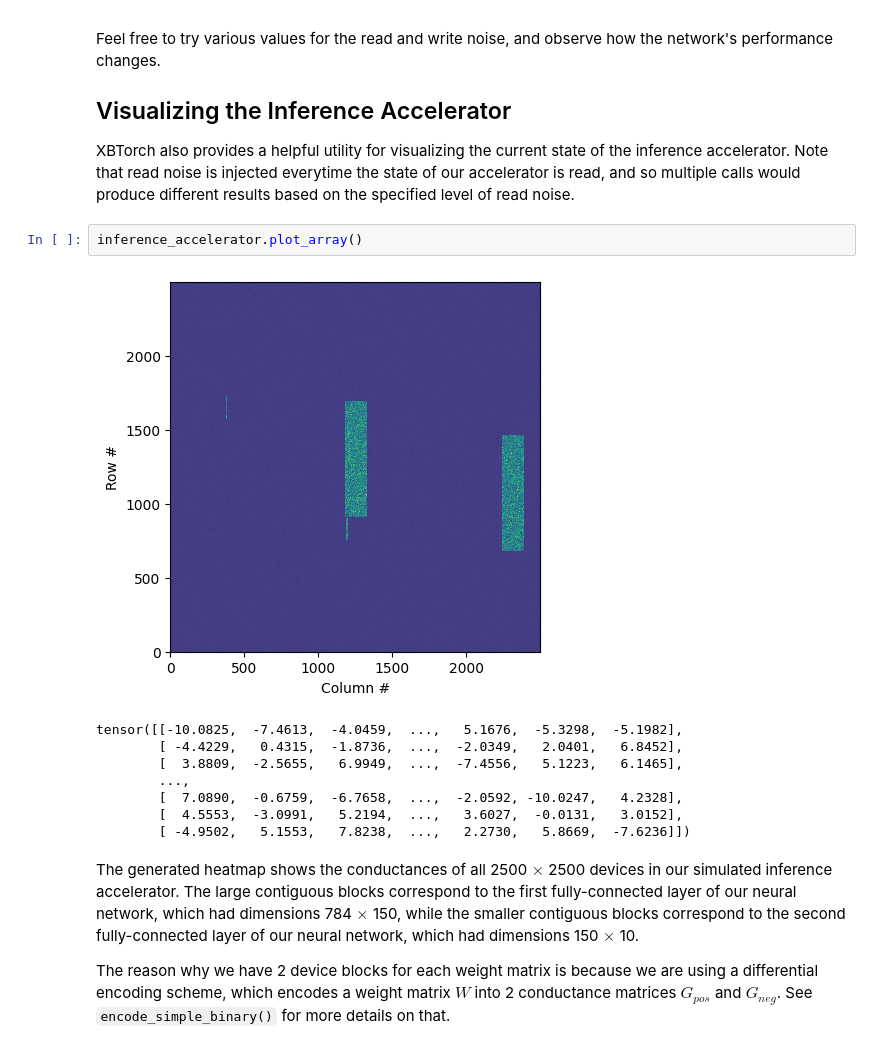
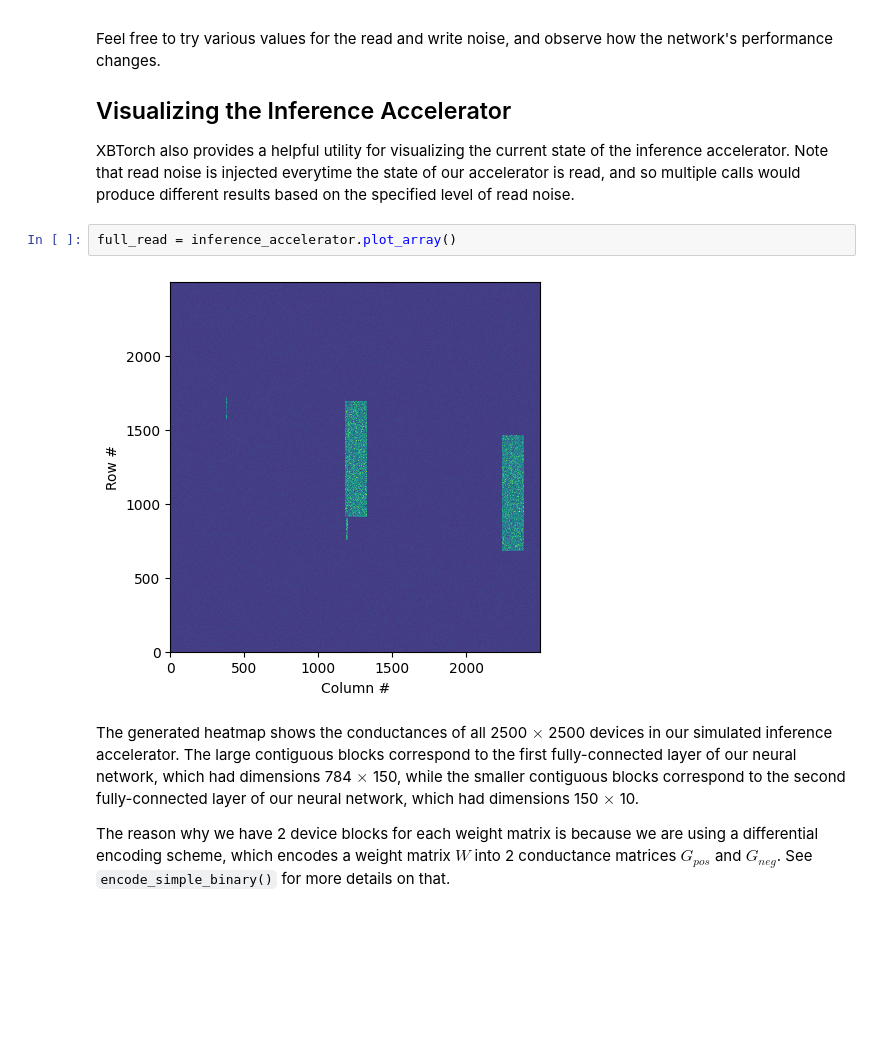
Before and after one commit to ADAM-Lab-GW/xbtorch, a Jupyter notebook: examples/07_hwa_inference.ipynb, the cells around one changed output. Saved outputs shown, nothing was run; the diff lists cells and outputs as text; blank space fills up the shorter version.

```diff
--- a/examples/07_hwa_inference.ipynb
+++ b/examples/07_hwa_inference.ipynb
@@ -238,16 +227,9 @@ Feel free to try various values for the read and write noise, and observe how th
 
 XBTorch also provides a helpful utility for visualizing the current state of the inference accelerator. Note that read noise is injected everytime the state of our accelerator is read, and so multiple calls would produce different results based on the specified level of read noise.
 # %%
-inference_accelerator.plot_array()
+full_read = inference_accelerator.plot_array()
 # %% [output]
-[figure, old version]
+[figure, new version]
-tensor([[-10.0825,  -7.4613,  -4.0459,  ...,   5.1676,  -5.3298,  -5.1982],
-        [ -4.4229,   0.4315,  -1.8736,  ...,  -2.0349,   2.0401,   6.8452],
-        [  3.8809,  -2.5655,   6.9949,  ...,  -7.4556,   5.1223,   6.1465],
-        ...,
-        [  7.0890,  -0.6759,  -6.7658,  ...,  -2.0592, -10.0247,   4.2328],
-        [  4.5553,  -3.0991,   5.2194,  ...,   3.6027,  -0.0131,   3.0152],
-        [ -4.9502,   5.1553,   7.8238,  ...,   2.2730,   5.8669,  -7.6236]])
 # %% [markdown]
 The generated heatmap shows the conductances of all 2500 $\times$ 2500 devices in our simulated inference accelerator. The large contiguous blocks correspond to the first fully-connected layer of our neural network, which had dimensions 784 $\times$ 150, while the smaller contiguous blocks correspond to the second fully-connected layer of our neural network, which had dimensions 150 $\times$ 10.
 
```
Also changed, not shown: parts of 15 cells of this notebook, 2 other files.
